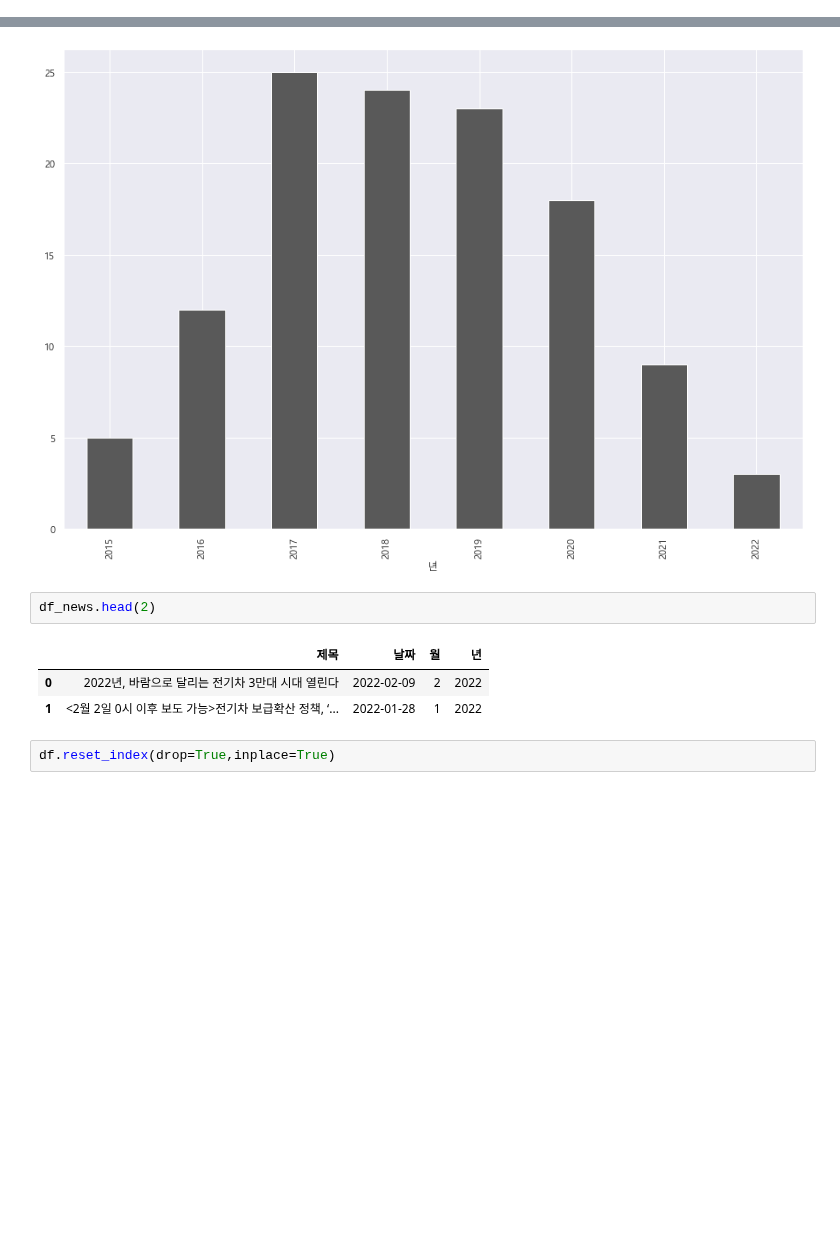
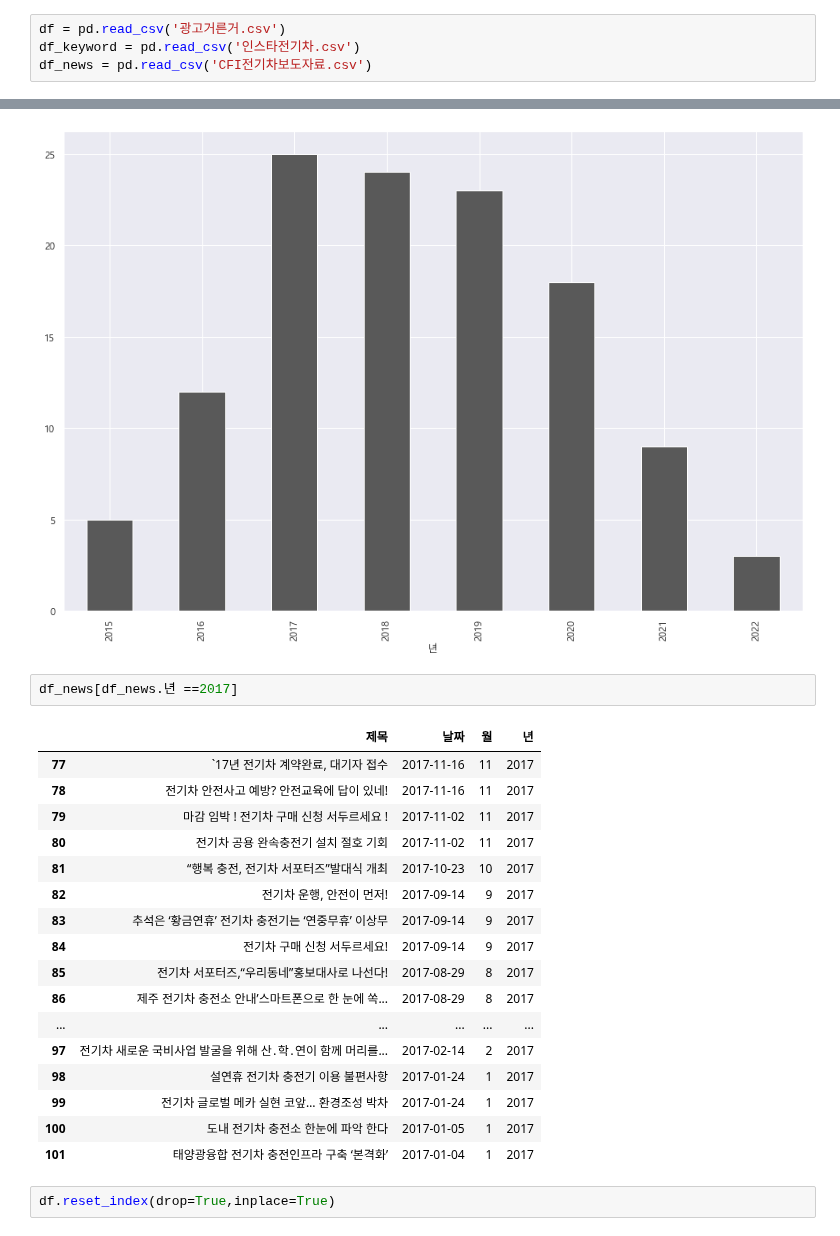
Before and after one commit to minwooking/Jeju_Electric_Vehicle_analysis, a Jupyter notebook: 전기차시각화분석.ipynb, the cells around one changed output, grey strips where cells are left out. Drawn from its saved outputs; the diff is of its cells as text; blank space fills up the shorter version.

```diff
--- a/전기차시각화분석.ipynb
+++ b/전기차시각화분석.ipynb
@@ -17,5 +13,9 @@ os.chdir('G:\내 드라이브\제주_전기차\data')
 # %% [markdown]
 ## Use Data
+# %%
+df = pd.read_csv('광고거른거.csv')
+df_keyword = pd.read_csv('인스타전기차.csv')
+df_news = pd.read_csv('CFI전기차보도자료.csv')
 # %%
 df.head(2)
 # %% [output]
@@ -262,11 +213,25 @@ df_news.groupby(['년']).제목.count().plot.bar(color=('#595959'))
 <AxesSubplot:xlabel='년'>
 [figure]
 # %%
-df_news.head(2)
+df_news[df_news.년 ==2017]
 # %% [output]
 |  | 제목 | 날짜 | 월 | 년 |
-| 0 | 2022년, 바람으로 달리는 전기차 3만대 시대 열린다 | 2022-02-09 | 2 | 2022 |
-| 1 | <2월 2일 0시 이후 보도 가능>전기차 보급확산 정책, ‘... | 2022-01-28 | 1 | 2022 |
+| 77 | `17년 전기차 계약완료, 대기자 접수 | 2017-11-16 | 11 | 2017 |
+| 78 | 전기차 안전사고 예방? 안전교육에 답이 있네! | 2017-11-16 | 11 | 2017 |
+| 79 | 마감 임박 ! 전기차 구매 신청 서두르세요 ! | 2017-11-02 | 11 | 2017 |
+| 80 | 전기차 공용 완속충전기 설치 절호 기회 | 2017-11-02 | 11 | 2017 |
+| 81 | “행복 충전, 전기차 서포터즈”발대식 개최 | 2017-10-23 | 10 | 2017 |
+| 82 | 전기차 운행, 안전이 먼저! | 2017-09-14 | 9 | 2017 |
+| 83 | 추석은 ‘황금연휴’ 전기차 충전기는 ‘연중무휴’ 이상무 | 2017-09-14 | 9 | 2017 |
+| 84 | 전기차 구매 신청 서두르세요! | 2017-09-14 | 9 | 2017 |
+| 85 | 전기차 서포터즈,“우리동네”홍보대사로 나선다! | 2017-08-29 | 8 | 2017 |
+| 86 | 제주 전기차 충전소 안내’스마트폰으로 한 눈에 쏙... | 2017-08-29 | 8 | 2017 |
+| ... | ... | ... | ... | ... |
+| 97 | 전기차 새로운 국비사업 발굴을 위해 산․학․연이 함께 머리를... | 2017-02-14 | 2 | 2017 |
+| 98 | 설연휴 전기차 충전기 이용 불편사항 | 2017-01-24 | 1 | 2017 |
+| 99 | 전기차 글로벌 메카 실현 코앞… 환경조성 박차 | 2017-01-24 | 1 | 2017 |
+| 100 | 도내 전기차 충전소 한눈에 파악 한다 | 2017-01-05 | 1 | 2017 |
+| 101 | 태양광융합 전기차 충전인프라 구축 ‘본격화’ | 2017-01-04 | 1 | 2017 |
 # %%
 df.reset_index(drop=True,inplace=True)
 # %%
```
Also changed, not shown: parts of 60 cells of this notebook.
